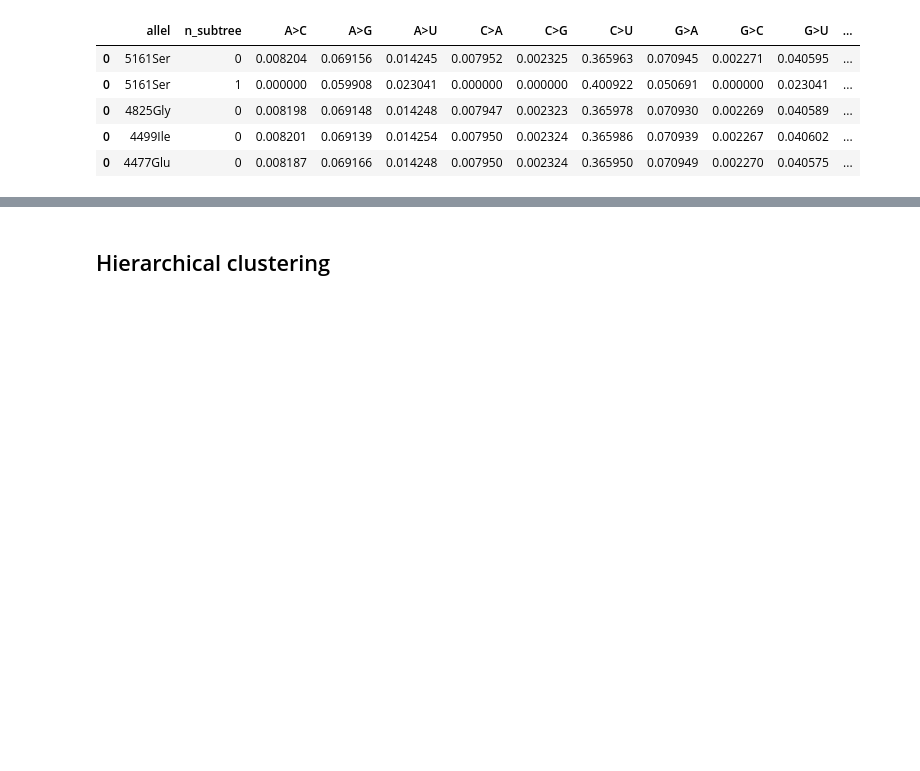
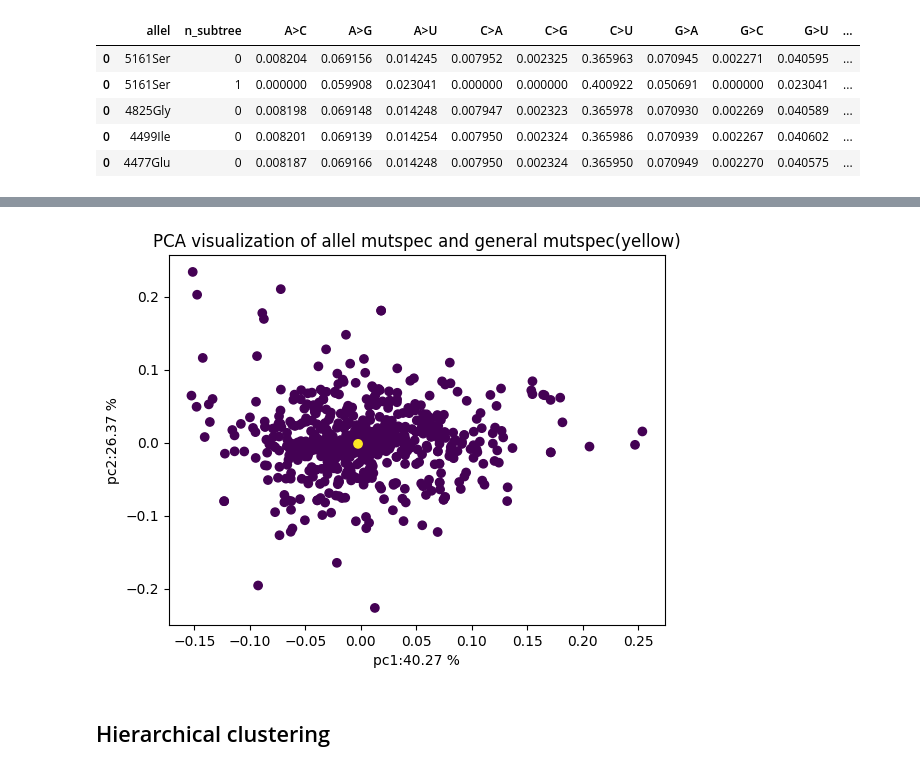
Before and after one commit to VoronkaAlexandr/Sars_Cov_2_MutSpec, a Jupyter notebook: Sars_Cov_2/cod/clustering_mutspec.ipynb, the cells around one changed output, grey strips where cells are left out. Saved outputs shown, nothing was run; the diff lists cells and outputs as text; code cells hidden in the pictures; blank space fills up the shorter version.

```diff
--- a/Sars_Cov_2/cod/clustering_mutspec.ipynb
+++ b/Sars_Cov_2/cod/clustering_mutspec.ipynb
@@ -27,2 +87,22 @@ mut_alleles['al_stnum'] = mut_alleles['allel'].astype(str) + '_' + mut_alleles['
+# %%
+pca_only = df_for_dendro
+pca_only.loc[pca_only['al_stnum'] != 1,'al_stnum'] = 0
+# %%
+allel_char = pca_only['al_stnum']
+pca_data_only = pca_only.drop('al_stnum', axis=1)
+# %%
+pca = PCA()
+pca_data = pca.fit_transform(pca_data_only)
+pca_data = pd.DataFrame(pca_data, columns=["pc"+str(i+1) for i in range(len(pca_data_only.columns))])
+# %%
+pca_data1 = pca_data[["pc1","pc2"]].copy()
+# %%
+plt.scatter(pca_data1["pc1"], pca_data1["pc2"], c=pca_only.al_stnum)
+plt.title("PCA visualization of allel mutspec and general mutspec(yellow)")
+plt.xlabel("pc1:" + "{:.2f}".format(pca.explained_variance_ratio_[0] * 100) + " %")
+plt.ylabel("pc2:" + "{:.2f}".format(pca.explained_variance_ratio_[1] * 100) + " %")
+plt.show()
+# %% [output]
+[figure, added]
 # %% [markdown]
 ## Hierarchical clustering
```
Also changed, not shown: parts of 18 cells of this notebook.
